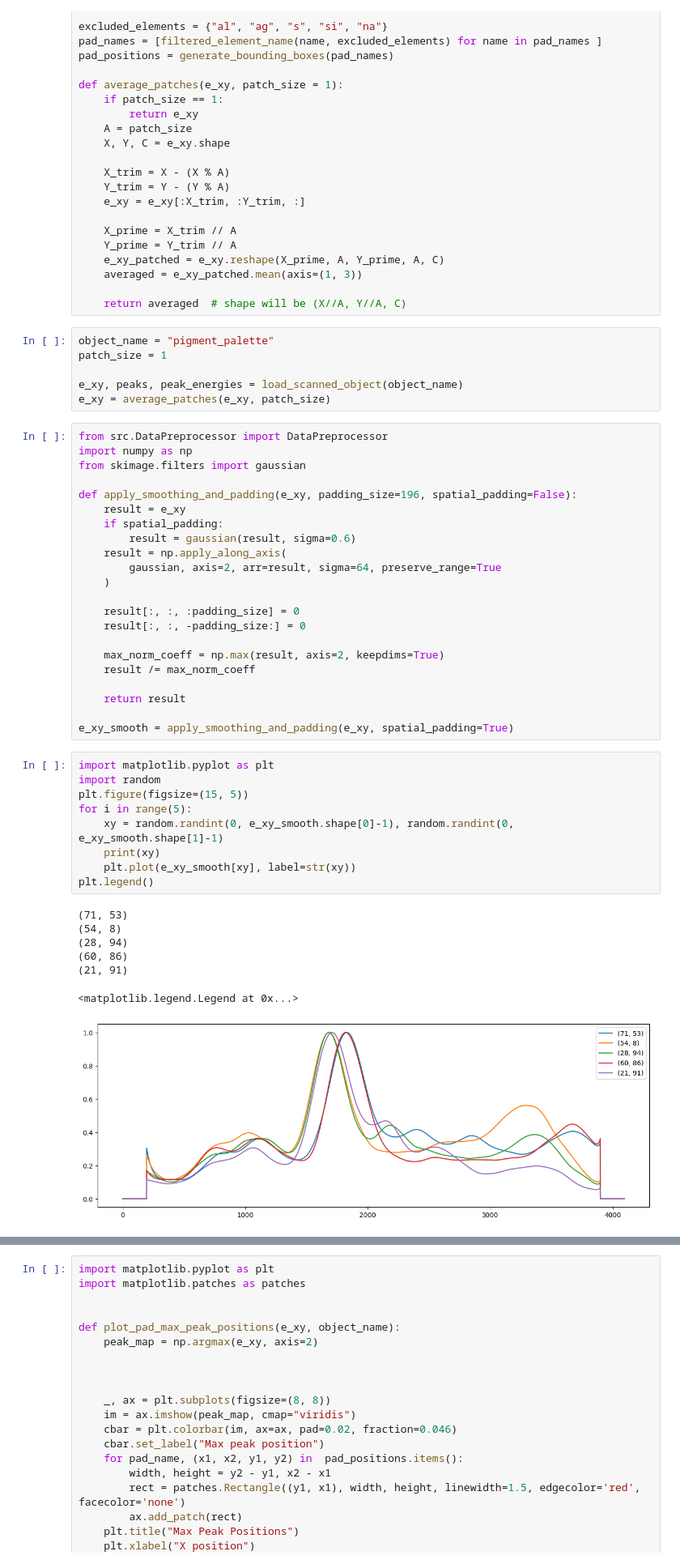
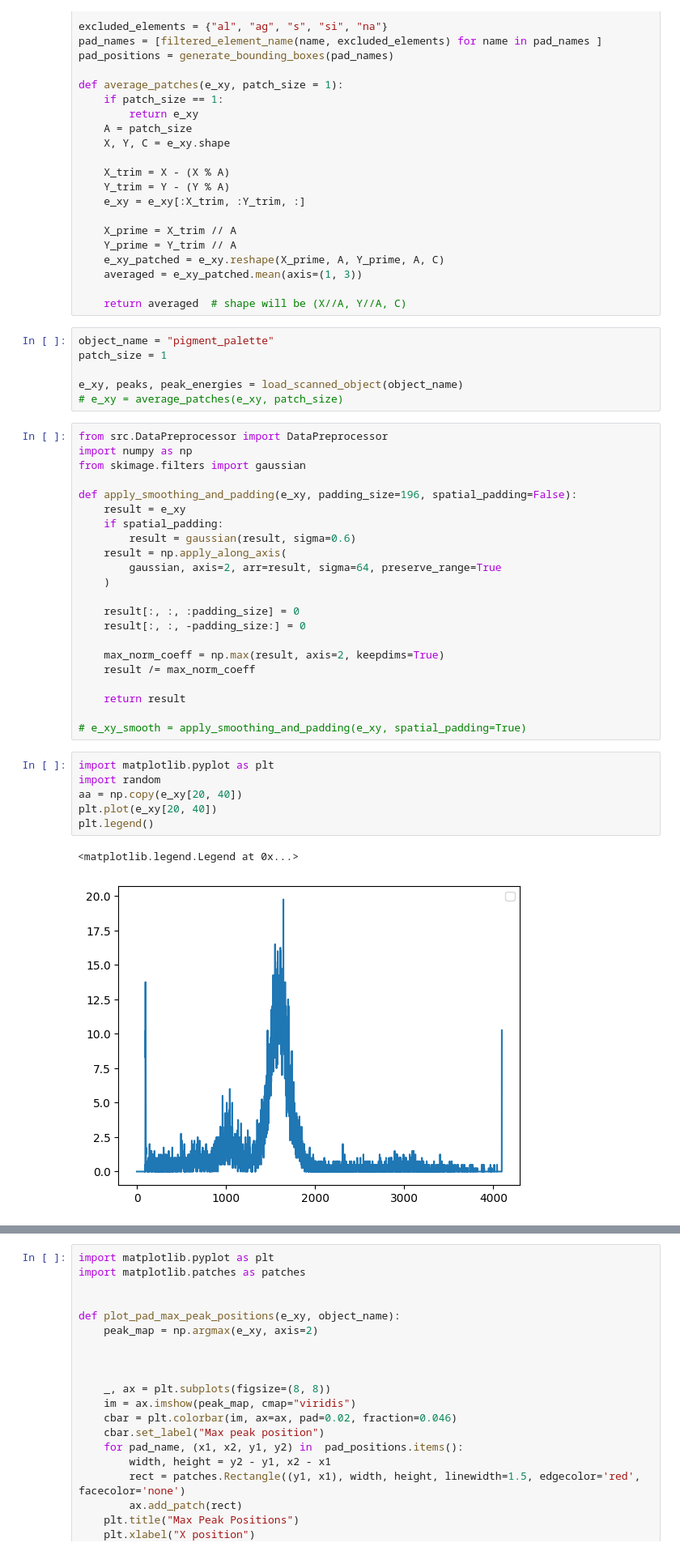
Before and after one commit to erzar0/masters-thesis, a Jupyter notebook: 5_pigment_palette_preprocessing copy.ipynb, the cells around one changed output, grey strips where cells are left out. Shown at 81% size. Drawn from its saved outputs; the diff is of its cells as text.

```diff
--- a/5_pigment_palette_preprocessing copy.ipynb
+++ b/5_pigment_palette_preprocessing copy.ipynb
@@ -103,7 +103,7 @@ object_name = "pigment_palette"
 patch_size = 1
 
 e_xy, peaks, peak_energies = load_scanned_object(object_name)
-e_xy = average_patches(e_xy, patch_size)
+# e_xy = average_patches(e_xy, patch_size)
 # %%
 from src.DataPreprocessor import DataPreprocessor
 import numpy as np
@@ -125,22 +125,14 @@ def apply_smoothing_and_padding(e_xy, padding_size=196, spatial_padding=False):
 
     return result
 
-e_xy_smooth = apply_smoothing_and_padding(e_xy, spatial_padding=True)
+# e_xy_smooth = apply_smoothing_and_padding(e_xy, spatial_padding=True)
-# %%
-import matplotlib.pyplot as plt
-import random
-plt.figure(figsize=(15, 5))
-for i in range(5):
-    xy = random.randint(0, e_xy_smooth.shape[0]-1), random.randint(0, e_xy_smooth.shape[1]-1)
-    print(xy)
-    plt.plot(e_xy_smooth[xy], label=str(xy))
-plt.legend()
-# %% [output]
-(71, 53)
-(54, 8)
-(28, 94)
-(60, 86)
-(21, 91)
-<matplotlib.legend.Legend at 0x...>
-[figure, removed]
+# %%
+import matplotlib.pyplot as plt
+import random
+aa = np.copy(e_xy[20, 40])
+plt.plot(e_xy[20, 40])
+plt.legend()
+# %% [output]
+<matplotlib.legend.Legend at 0x...>
+[figure, added]
 # %%
```
Also changed, not shown: parts of 5 cells of this notebook, 7 other files.
